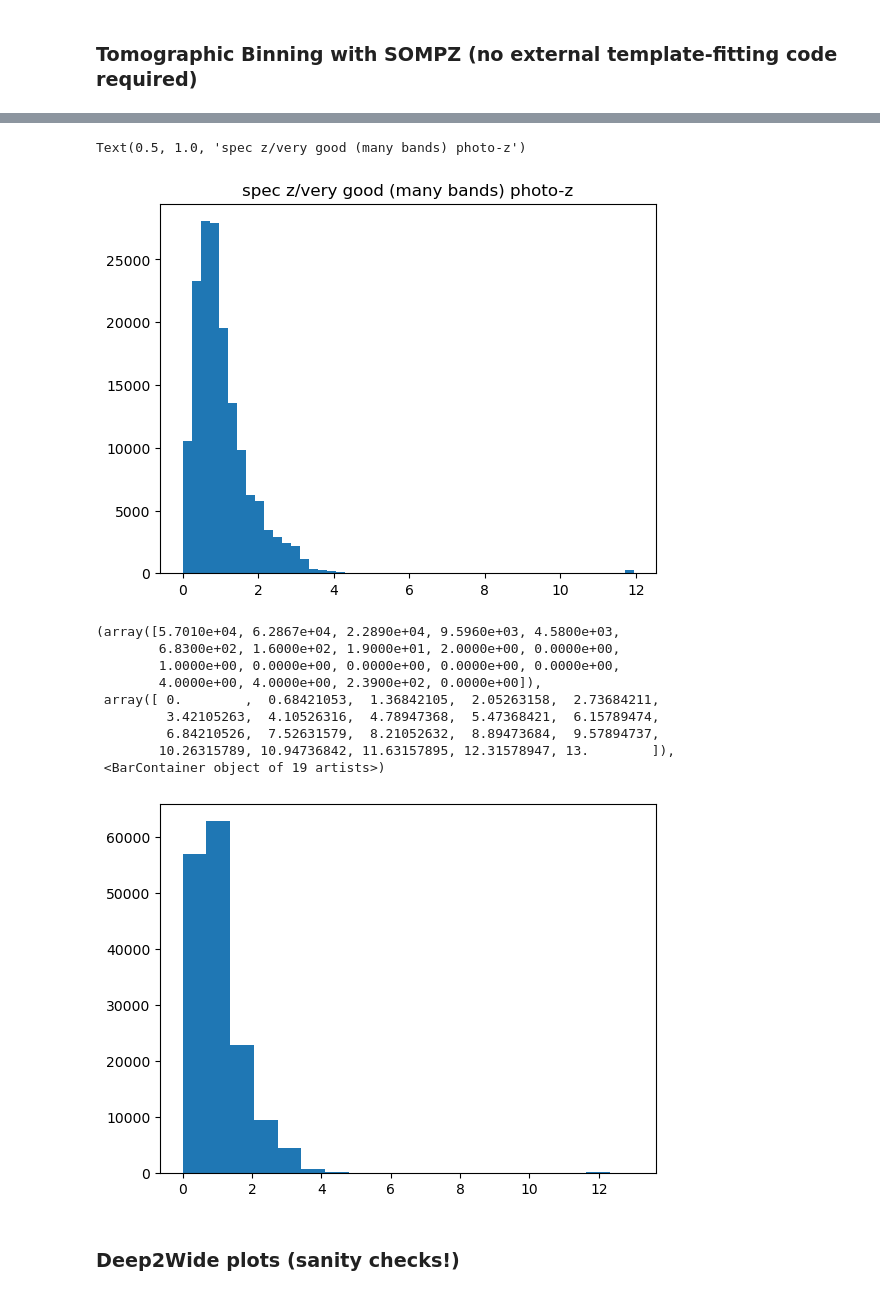
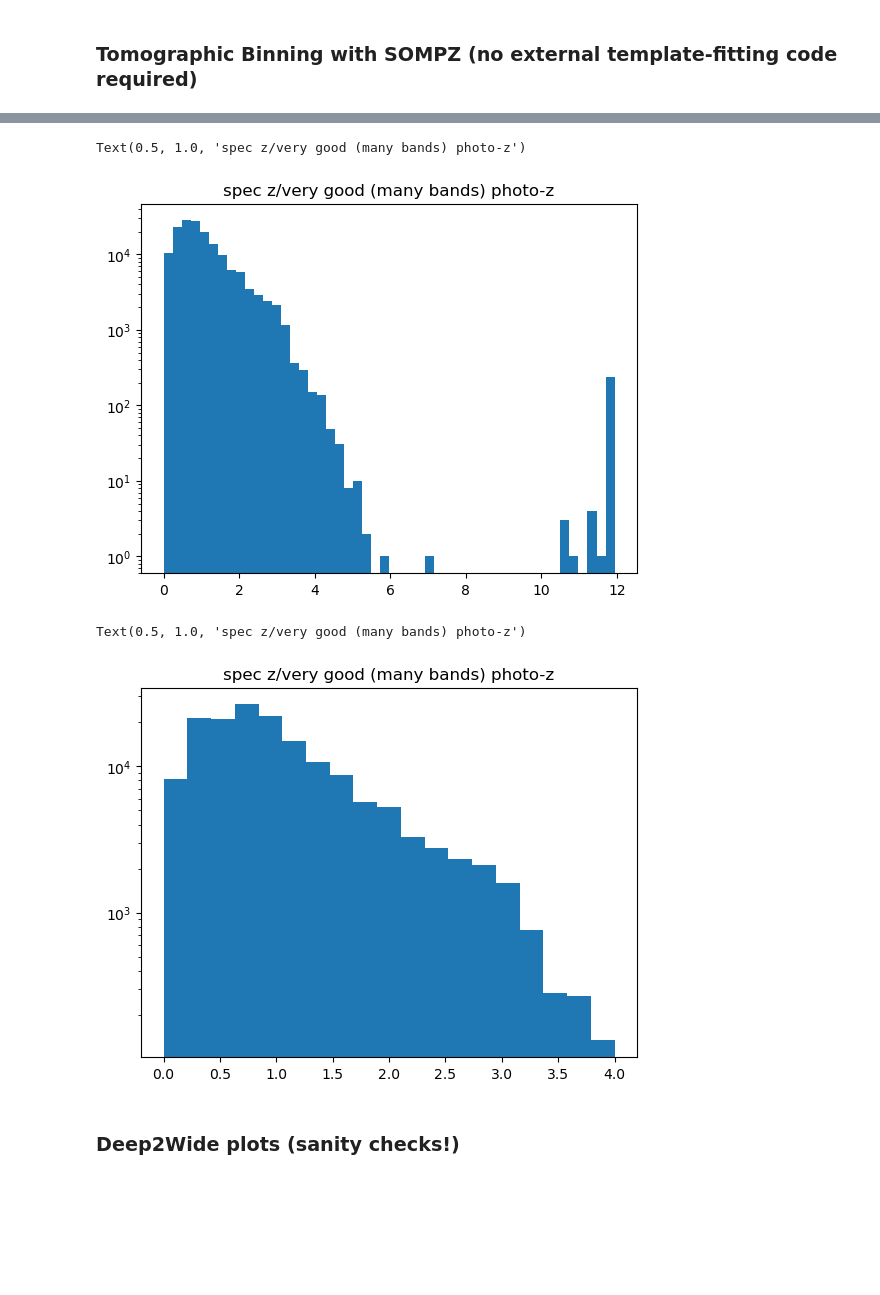
Before and after one commit to rbgdet/CSPZ, a Jupyter notebook: notebooks/SOMPZ_pipeline.ipynb, the cells around one changed output, grey strips where cells are left out. Saved outputs shown, nothing was run; the diff lists cells and outputs as text; code cells hidden in the pictures; blank space fills up the shorter version.

```diff
--- a/notebooks/SOMPZ_pipeline.ipynb
+++ b/notebooks/SOMPZ_pipeline.ipynb
@@ -61,3 +62,35 @@ def goldish_cut(df, fluxcols=['FLUX_R', 'FLUX_I', 'FLUX_Z'], fluxerrcols=['FLUX_
 
     Mask = mcal_pz_mask #& SNR_Mask
     return Mask
+
+def deep_cuts(df):
+    # Mask flagged regions
+
+    deep_bands_ = ["U","G","R","I","Z","J","H","KS"]
+    # remove crazy colors, defined as two
+    # consecutive colors (e.g u-g, g-r, r-i, etc)
+    # that have a value smaler than -1
+    mags_d = np.zeros((len(df),len(deep_bands_)))
+    magerrs_d = np.zeros((len(df),len(deep_bands_)))
+
+    for i,band in enumerate(deep_bands_):
+        #print(i,band)
+        mags_d[:,i] = flux2mag(df['BDF_FLUX_DERED_CALIB_%s'%band])
+
+    colors = np.zeros((len(df),len(deep_bands_)-1))
+    for i in range(len(deep_bands_)-1):
+        colors[:,i] = mags_d[:,i] - mags_d[:,i+1]
+
+    normal_colors = np.mean(colors > -1, axis=1) == 1
+    normal_colors.sum()
+
+    i = flux2mag(df.BDF_FLUX_DERED_CALIB_I.values)
+    r = flux2mag(df.BDF_FLUX_DERED_CALIB_R.values)
+    z = flux2mag(df.BDF_FLUX_DERED_CALIB_Z.values)
+    k = flux2mag(df.BDF_FLUX_DERED_CALIB_KS.values)
+
+    return (flux2mag(df.BDF_FLUX_DERED_CALIB_I.values) < 25)&(normal_colors)&((z-k) > 0.5*(r-z))
+
+def foreground_gold(cat):
+    MASK = hp.read_map('/project/chihway/dhayaa/DECADE/Gold_Foreground_20230520.fits') == 0
+    return MASK[hp.ang2pix(4096, cat['true_ra'], cat['true_dec'], lonlat = True)]
@@ -83,0 +121,7 @@ wide = wide.merge(bdf_wide, on='COADD_OBJECT_ID')
+# %%
+deep_cells = pd.read_csv('/project/chihway/raulteixeira/data/deep_fields_nice_n_z.csv.gz')[['ID', 'cells']]
+deep_cells['deep_cells']=deep_cells['cells']
+deep = pd.read_csv('/project/chihway/raulteixeira/data/deepfields_with_redshifts.csv.gz')
+deepmask = deep_cuts(deep)
+deep = deep[deepmask]
+deep = deep.merge(deep_cells, on='ID', how='left')
@@ -255,23 +338,17 @@ np.savetxt('/project/chihway/raulteixeira/data/p_z_c_hat_bins_SOMPZ.txt', np.arr
 # %%
 plt.hist(deep['Z'], bins=50)
+plt.yscale('log')
 plt.title('spec z/very good (many bands) photo-z')
 # %% [output]
 Text(0.5, 1.0, 'spec z/very good (many bands) photo-z')
-[figure, old version]
+[figure, new version]
 # %%
-plt.hist(deep['Z'], bins=np.linspace(0, 13, 20))
-#plt.title('spec z/very good (many bands) photo-z')
+plt.hist(deep['Z'], bins=np.linspace(0, 4, 20))
+plt.yscale('log')
+plt.title('spec z/very good (many bands) photo-z')
 # %% [output]
-(array([5.7010e+04, 6.2867e+04, 2.2890e+04, 9.5960e+03, 4.5800e+03,
-        6.8300e+02, 1.6000e+02, 1.9000e+01, 2.0000e+00, 0.0000e+00,
-        1.0000e+00, 0.0000e+00, 0.0000e+00, 0.0000e+00, 0.0000e+00,
-        4.0000e+00, 4.0000e+00, 2.3900e+02, 0.0000e+00]),
- array([ 0.        ,  0.68421053,  1.36842105,  2.05263158,  2.73684211,
-         3.42105263,  4.10526316,  4.78947368,  5.47368421,  6.15789474,
-         6.84210526,  7.52631579,  8.21052632,  8.89473684,  9.57894737,
-        10.26315789, 10.94736842, 11.63157895, 12.31578947, 13.        ]),
- <BarContainer object of 19 artists>)
+Text(0.5, 1.0, 'spec z/very good (many bands) photo-z')
-[figure, old version]
+[figure, new version]
 # %% [markdown]
 ### Deep2Wide plots (sanity checks!)
 # %%
```
Also changed, not shown: parts of 27 cells of this notebook.
